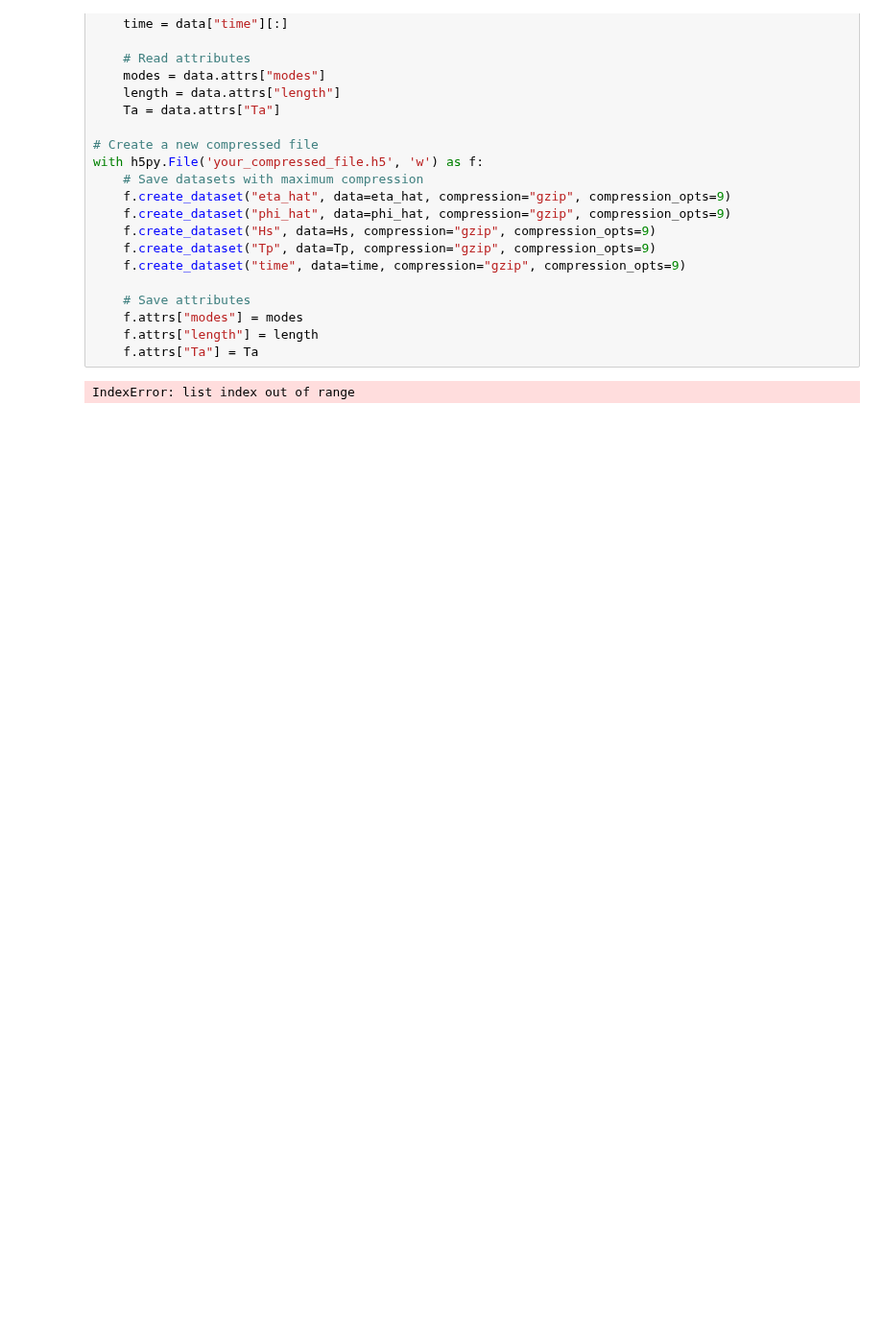
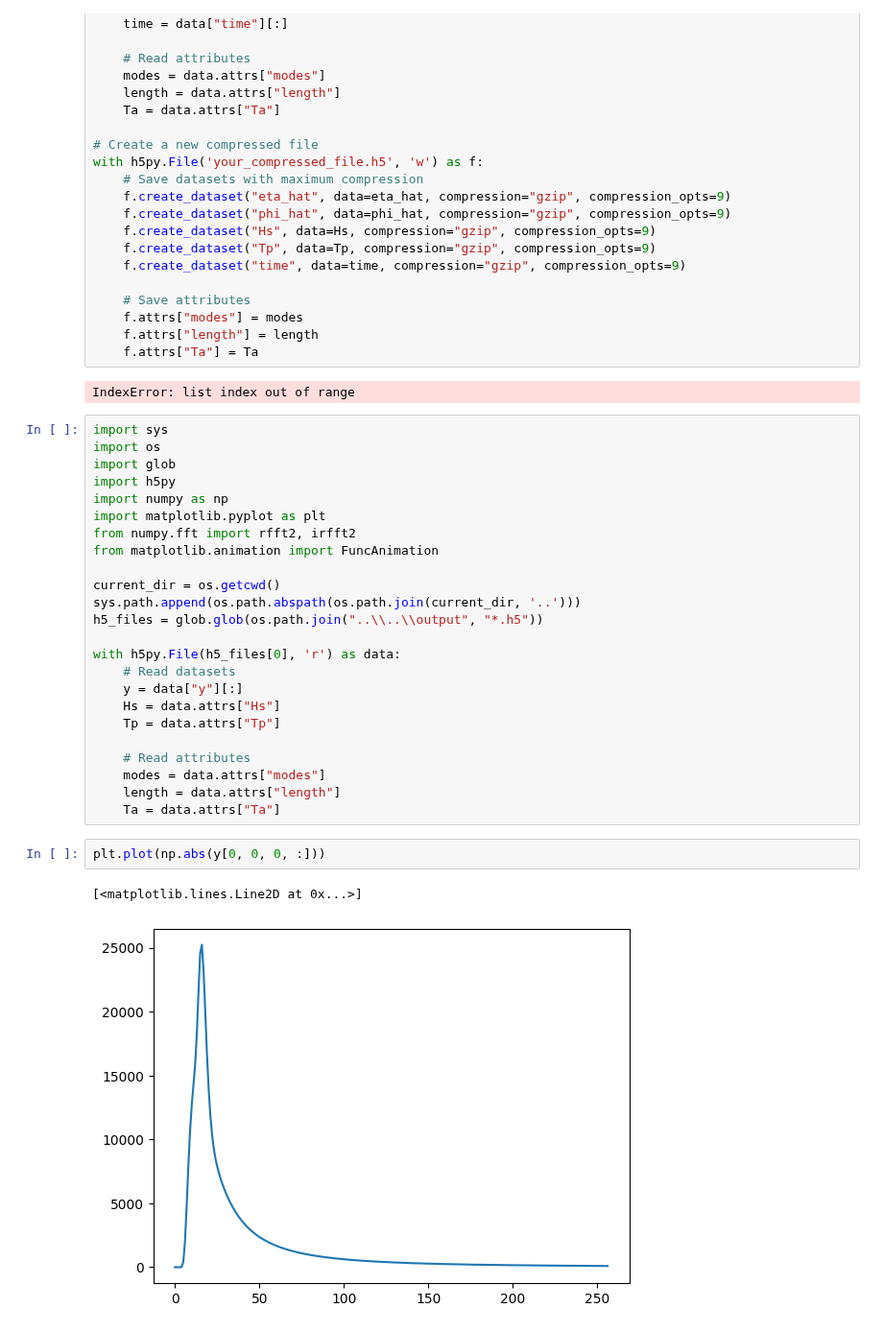
Before and after one commit to VegardBaa/HOSim, a Jupyter notebook: ML/experiments/compression.ipynb, the cells around one changed output. Shown at 96% size. Saved outputs shown, nothing was run; the diff lists cells and outputs as text; blank space fills up the shorter version.

```diff
--- a/ML/experiments/compression.ipynb
+++ b/ML/experiments/compression.ipynb
@@ -40,3 +40,32 @@ with h5py.File('your_compressed_file.h5', 'w') as f:
     f.attrs["Ta"] = Ta
 # %% [output]
 IndexError: list index out of range
+# %%
+import sys
+import os
+import glob
+import h5py
+import numpy as np
+import matplotlib.pyplot as plt
+from numpy.fft import rfft2, irfft2
+from matplotlib.animation import FuncAnimation
+
+current_dir = os.getcwd()
+sys.path.append(os.path.abspath(os.path.join(current_dir, '..')))
+h5_files = glob.glob(os.path.join("..\\..\\output", "*.h5"))
+
+with h5py.File(h5_files[0], 'r') as data:
+    # Read datasets
+    y = data["y"][:]
+    Hs = data.attrs["Hs"]
+    Tp = data.attrs["Tp"]
+
+    # Read attributes
+    modes = data.attrs["modes"]
+    length = data.attrs["length"]
+    Ta = data.attrs["Ta"]
+# %%
+plt.plot(np.abs(y[0, 0, 0, :]))
+# %% [output]
+[<matplotlib.lines.Line2D at 0x...>]
+[figure, added]
```
Also changed, not shown: parts of 1 cell of this notebook, 2 other files.
